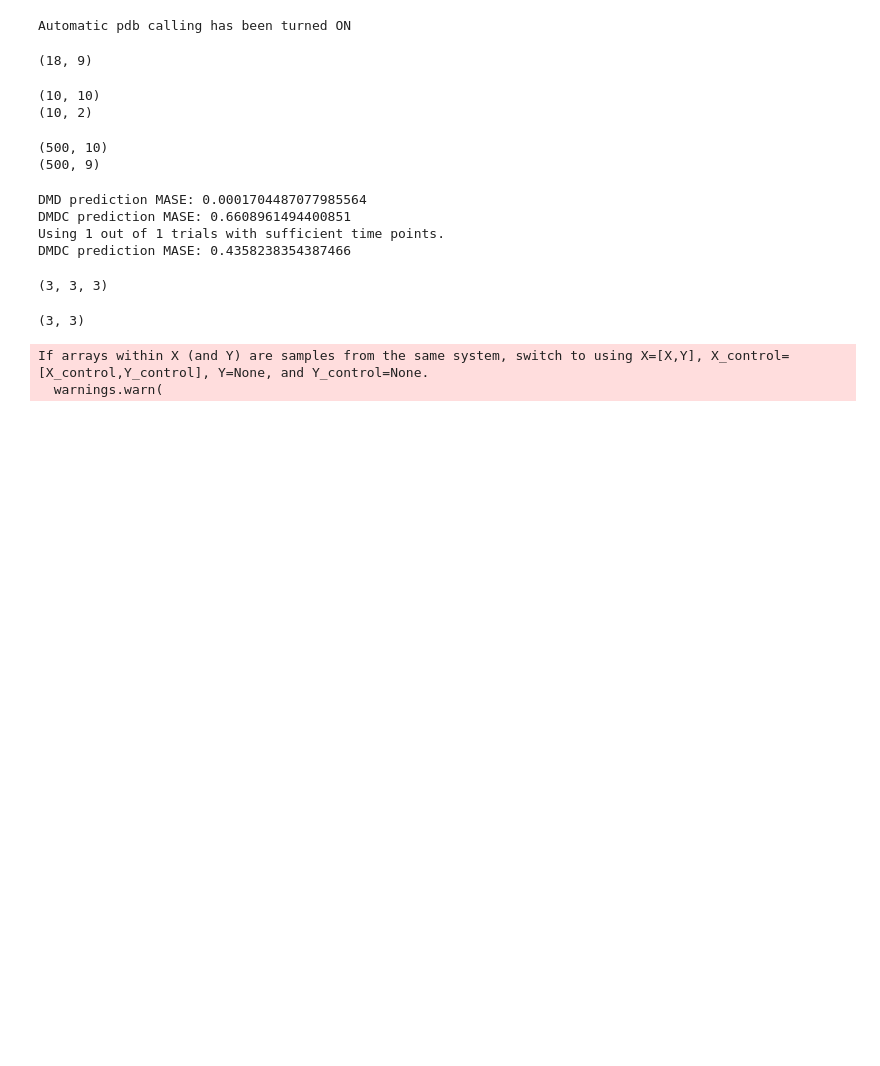
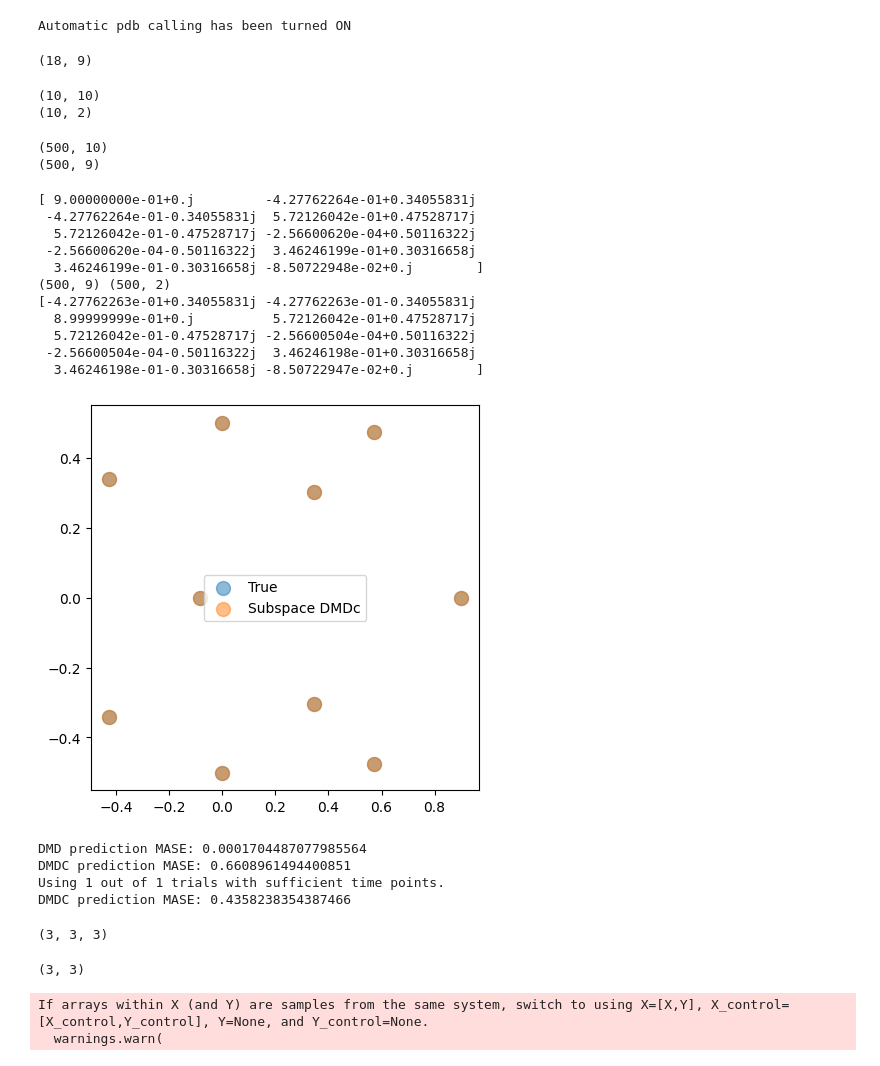
Before and after one commit to mitchellostrow/DSA, a Jupyter notebook: examples/all_dsa_types.ipynb, the cells around one changed output. Cells and saved outputs as stored; diff of their text form; code cells hidden in the pictures; blank space fills up the shorter version.

Commit message:
changed subspace dmdc code to work with (n_timepoints, n_features) data without transposing

```diff
--- a/examples/all_dsa_types.ipynb
+++ b/examples/all_dsa_types.ipynb
@@ -118,7 +117,8 @@ g1 = 0.5
 seed1 = 123
 seq_length = 500
 input_alpha = 0.001
-nonlinear_eps = 0.1
+nonlinear_eps = 0.0
+nonlinear_eps_input = 0.0
 observed_dim = 9
 idx_obs = np.arange(observed_dim)
 A = make_stable_A(latent_dim)
@@ -131,13 +131,40 @@ X, Y = simulate_system(A, B, C, U, nonlinear_eps=nonlinear_eps)
 
 X = X.T
 Y = Y.T
-# U = U.T
+U = U.T
 
 print(X.shape)
 print(Y.shape)
 # %% [output]
 (500, 10)
 (500, 9)
+# %%
+# Check that subspace dmdc works with (n_timepoints, n_features) data
+print(np.linalg.eigvals(A))
+print(Y.shape, U.shape)
+subdmdc = SubspaceDMDc(Y,U,n_delays=10,rank=10,backend='n4sid')
+subdmdc.fit()
+print(np.linalg.eigvals(subdmdc.A_v))
+
+# plot the two sets of eigenvalues as scatter plots
+plt.figure(figsize=(5,5))
+plt.scatter(np.real(np.linalg.eigvals(A)), np.imag(np.linalg.eigvals(A)), label='True', s=100, alpha=0.5)
+plt.scatter(np.real(np.linalg.eigvals(subdmdc.A_v)), np.imag(np.linalg.eigvals(subdmdc.A_v)), label='Subspace DMDc', s=100, alpha=0.5)
+plt.legend()
+plt.show()
+# %% [output]
+[ 9.00000000e-01+0.j         -4.27762264e-01+0.34055831j
+ -4.27762264e-01-0.34055831j  5.72126042e-01+0.47528717j
+  5.72126042e-01-0.47528717j -2.56600620e-04+0.50116322j
+ -2.56600620e-04-0.50116322j  3.46246199e-01+0.30316658j
+  3.46246199e-01-0.30316658j -8.50722948e-02+0.j        ]
+(500, 9) (500, 2)
+[-4.27762263e-01+0.34055831j -4.27762263e-01-0.34055831j
+  8.99999999e-01+0.j          5.72126042e-01+0.47528717j
+  5.72126042e-01-0.47528717j -2.56600504e-04+0.50116322j
+ -2.56600504e-04-0.50116322j  3.46246198e-01+0.30316658j
+  3.46246198e-01-0.30316658j -8.50722947e-02+0.j        ]
+[figure, added]
 # %%
 from DSA.stats import mase
 X_auto, Y_auto = simulate_system(A, np.zeros((latent_dim, input_dim)), C, U, nonlinear_eps=nonlinear_eps)
```
Also changed, not shown: parts of 3 cells of this notebook, 1 other file.
